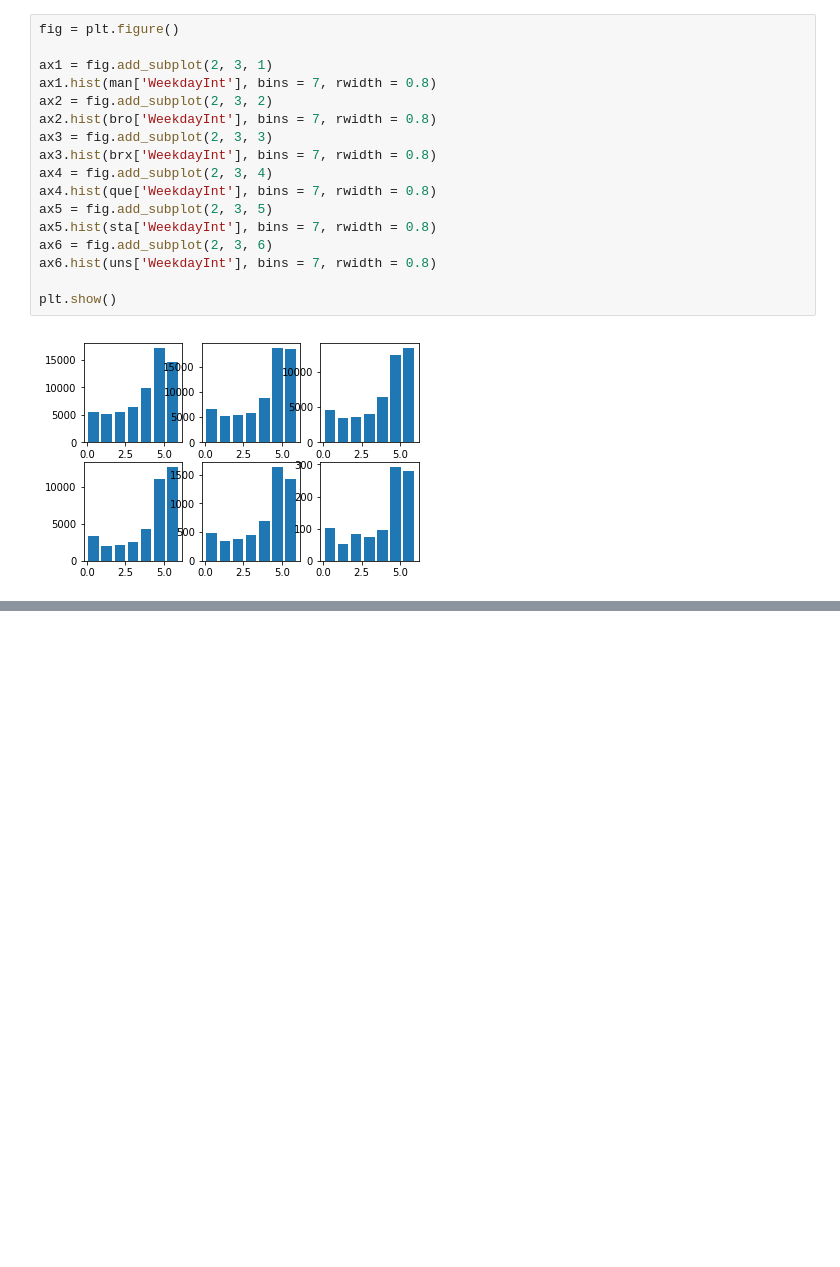
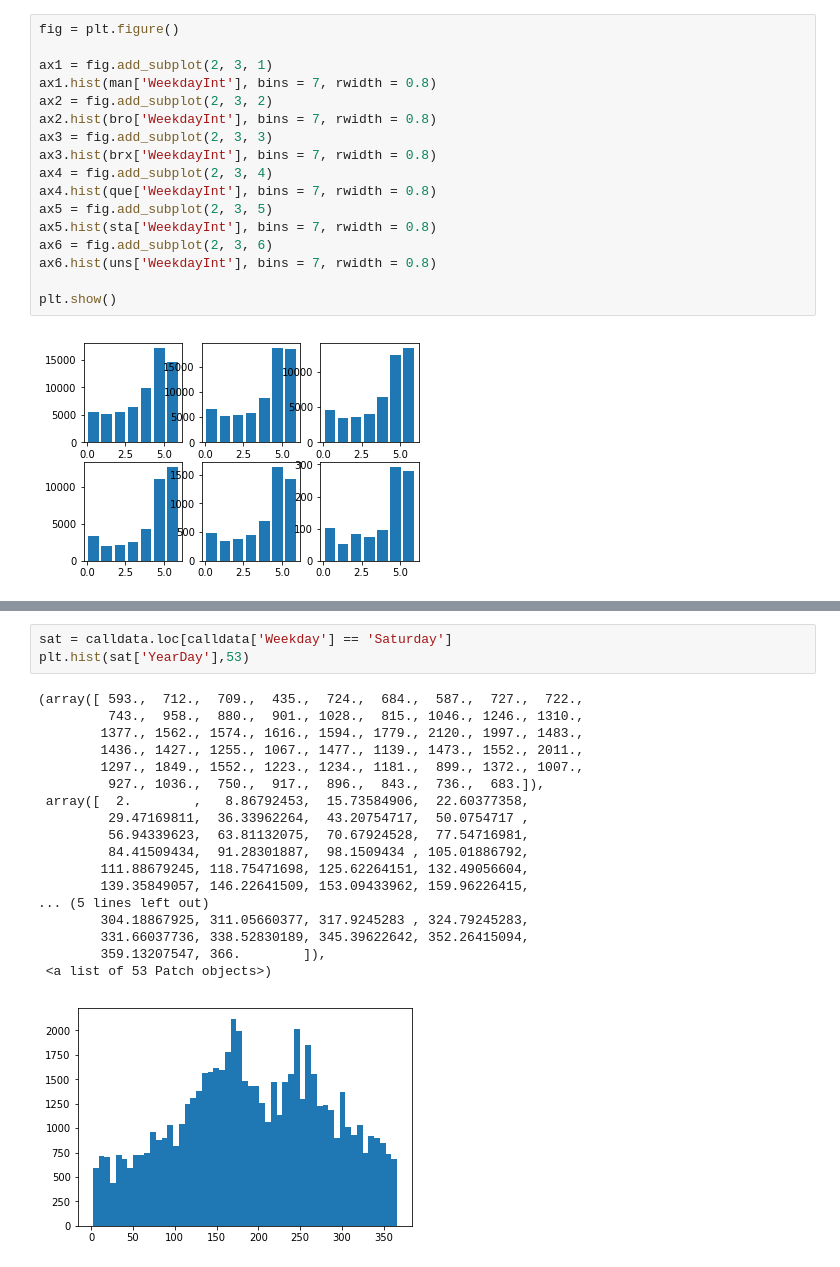
Before and after one commit to TrifectaIII/Data-Science-Final, a Jupyter notebook: DataScienceFinal.ipynb, the cells around one changed output, grey strips where cells are left out. Cells and saved outputs as stored; diff of their text form; blank space fills up the shorter version.

```diff
--- a/DataScienceFinal.ipynb
+++ b/DataScienceFinal.ipynb
@@ -314,0 +370,22 @@ plt.show()
+# %%
+sat = calldata.loc[calldata['Weekday'] == 'Saturday']
+plt.hist(sat['YearDay'],53)
+# %% [output]
+(array([ 593.,  712.,  709.,  435.,  724.,  684.,  587.,  727.,  722.,
+         743.,  958.,  880.,  901., 1028.,  815., 1046., 1246., 1310.,
+        1377., 1562., 1574., 1616., 1594., 1779., 2120., 1997., 1483.,
+        1436., 1427., 1255., 1067., 1477., 1139., 1473., 1552., 2011.,
+        1297., 1849., 1552., 1223., 1234., 1181.,  899., 1372., 1007.,
+         927., 1036.,  750.,  917.,  896.,  843.,  736.,  683.]),
+ array([  2.        ,   8.86792453,  15.73584906,  22.60377358,
+         29.47169811,  36.33962264,  43.20754717,  50.0754717 ,
+         56.94339623,  63.81132075,  70.67924528,  77.54716981,
+         84.41509434,  91.28301887,  98.1509434 , 105.01886792,
+        111.88679245, 118.75471698, 125.62264151, 132.49056604,
+        139.35849057, 146.22641509, 153.09433962, 159.96226415,
+... (5 lines left out)
+        304.18867925, 311.05660377, 317.9245283 , 324.79245283,
+        331.66037736, 338.52830189, 345.39622642, 352.26415094,
+        359.13207547, 366.        ]),
+ <a list of 53 Patch objects>)
+[figure, added]
```
Also changed, not shown: parts of 12 cells of this notebook.
